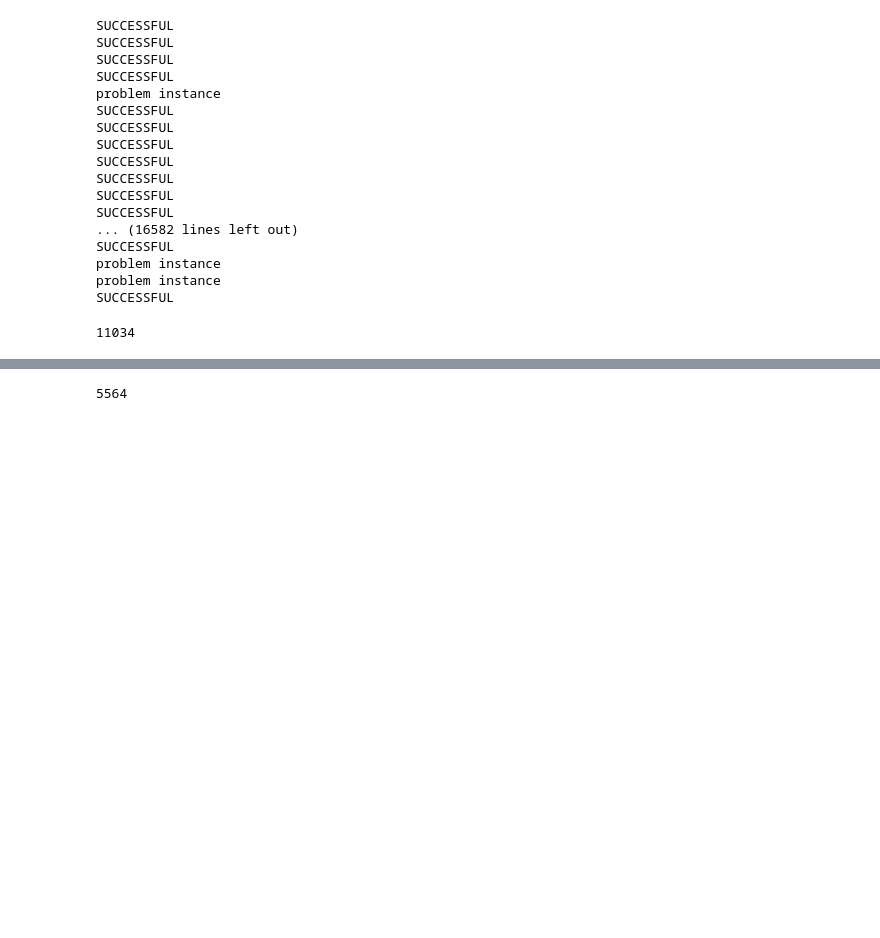
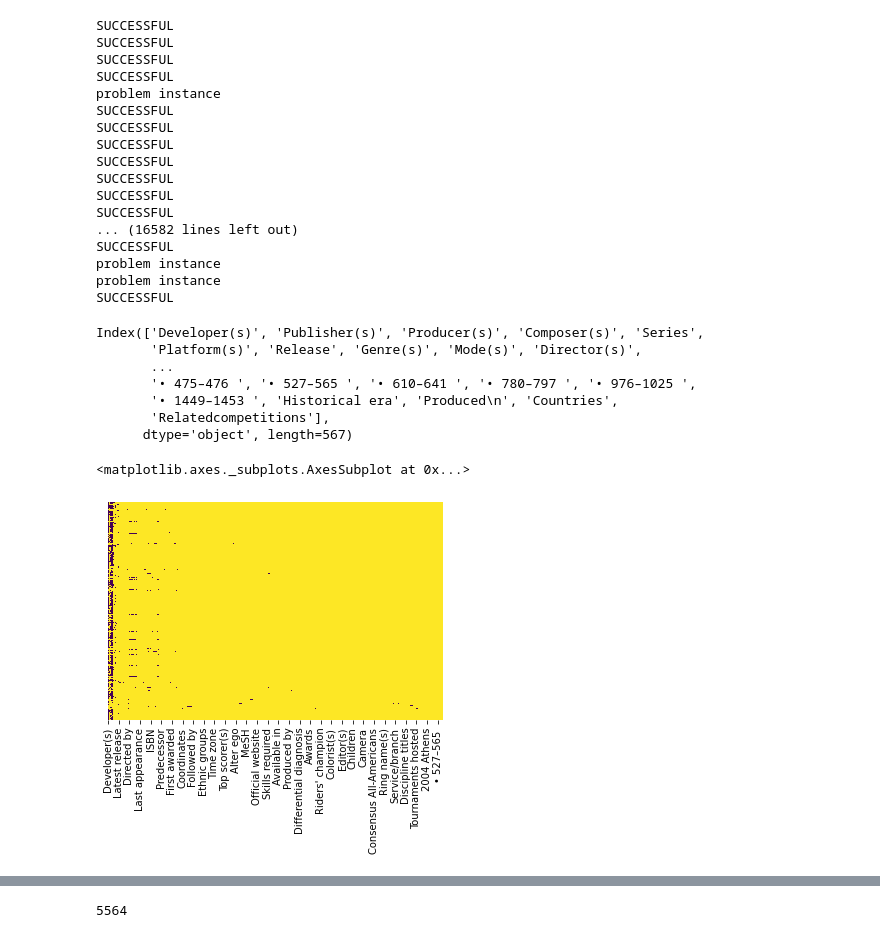
Before and after one commit to mchjohnson13/Group05, a Jupyter notebook: Video_Games/Notebooks/Wikipedia_Scraping.ipynb, the cells around one changed output, grey strips where cells are left out. Saved outputs shown, nothing was run; the diff lists cells and outputs as text; code cells hidden in the pictures; blank space fills up the shorter version.

```diff
--- a/Video_Games/Notebooks/Wikipedia_Scraping.ipynb
+++ b/Video_Games/Notebooks/Wikipedia_Scraping.ipynb
@@ -113,5 +114,18 @@ SUCCESSFUL
 # %%
 # 11034 scrapings were successful
 len(list_of_dicts)
+dict_df = pd.DataFrame(list_of_dicts)
+dict_df.columns
 # %% [output]
-11034
+Index(['Developer(s)', 'Publisher(s)', 'Producer(s)', 'Composer(s)', 'Series',
+       'Platform(s)', 'Release', 'Genre(s)', 'Mode(s)', 'Director(s)',
+       ...
+       '• 475–476 ', '• 527–565 ', '• 610–641 ', '• 780–797 ', '• 976–1025 ',
+       '• 1449–1453 ', 'Historical era', 'Produced\n', 'Countries',
+       'Relatedcompetitions'],
+      dtype='object', length=567)
+# %%
+sns.heatmap(dict_df.isnull(), yticklabels=False, cbar=False, cmap='viridis')
+# %% [output]
+<matplotlib.axes._subplots.AxesSubplot at 0x...>
+[figure, added]
```
Also changed, not shown: parts of 7 cells of this notebook, 1 other file.
